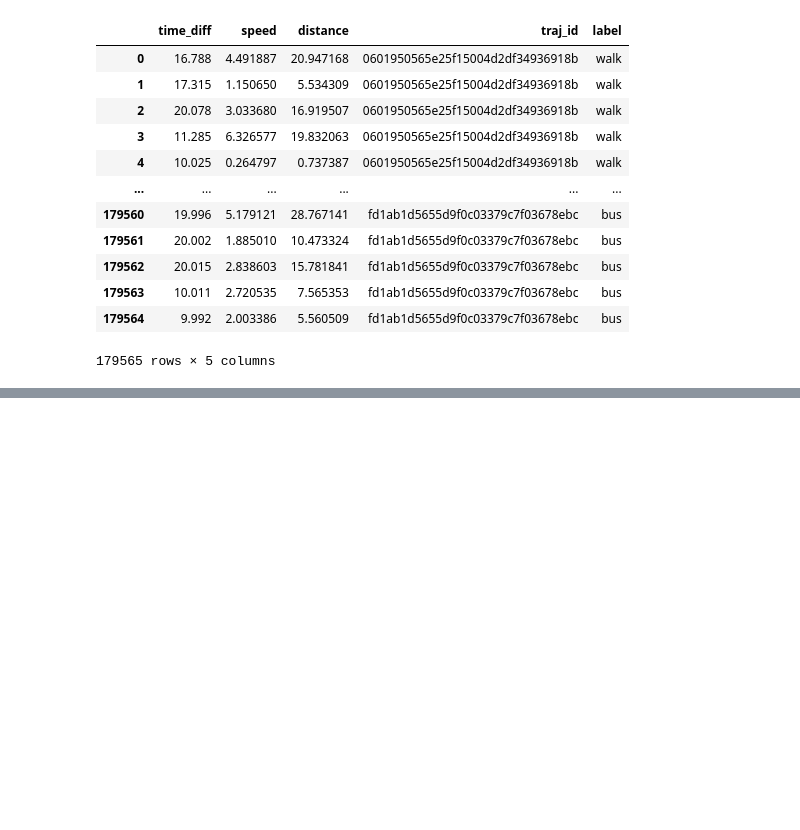
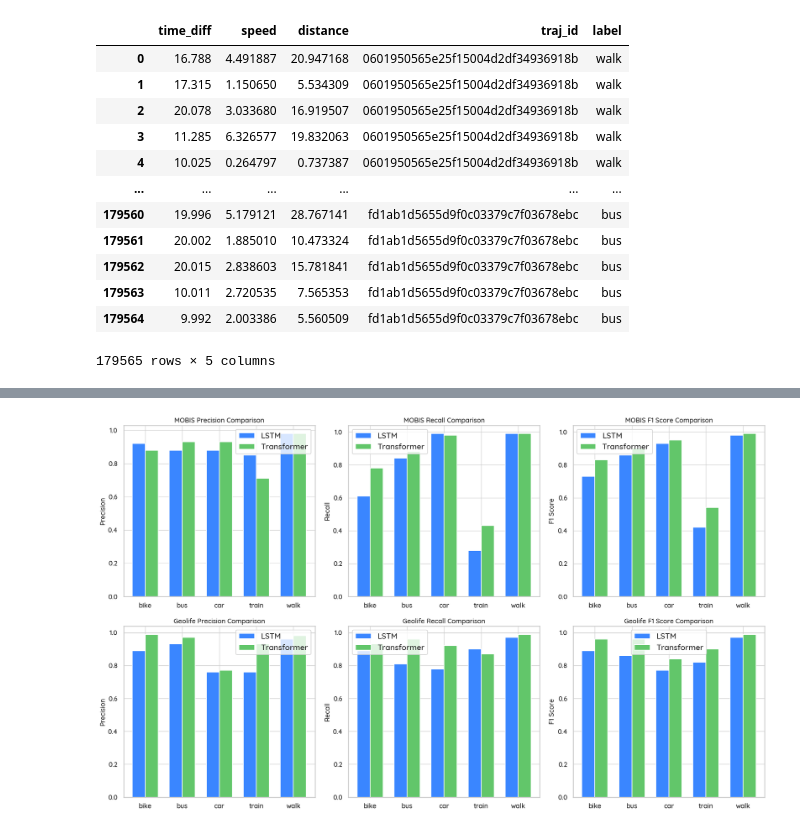
Before and after one commit to othmaneechc/SpeedTransformer, a Jupyter notebook: models/training_metrics/metrics.ipynb, the cells around one changed output, grey strips where cells are left out. Drawn from its saved outputs; the diff is of its cells as text; code cells hidden in the pictures; blank space fills up the shorter version.

```diff
--- a/models/training_metrics/metrics.ipynb
+++ b/models/training_metrics/metrics.ipynb
@@ -253,0 +333,92 @@ df
+# %%
+import matplotlib.pyplot as plt
+import numpy as np
+from sklearn.metrics import roc_curve, auc
+
+# Data extracted from the provided reports
+modes = ['bike', 'bus', 'car', 'train', 'walk']
+
+# Precision, Recall, F1 Scores for each model
+lstm_mobis_precision = [0.92, 0.88, 0.88, 0.85, 0.98]
+lstm_mobis_recall = [0.61, 0.84, 0.99, 0.28, 0.99]
+lstm_mobis_f1 = [0.73, 0.86, 0.93, 0.42, 0.98]
+
+transformer_mobis_precision = [0.88, 0.93, 0.93, 0.71, 0.98]
+transformer_mobis_recall = [0.78, 0.88, 0.98, 0.43, 0.99]
+transformer_mobis_f1 = [0.83, 0.90, 0.95, 0.54, 0.99]
+
+# Precision, Recall, F1 Scores for Geolife dataset
+lstm_geolife_precision = [0.89, 0.93, 0.76, 0.76, 0.96]
+lstm_geolife_recall = [0.89, 0.81, 0.78, 0.90, 0.97]
+lstm_geolife_f1 = [0.89, 0.86, 0.77, 0.82, 0.97]
+
+transformer_geolife_precision = [0.99, 0.97, 0.77, 0.93, 0.98]
+transformer_geolife_recall = [0.93, 0.96, 0.92, 0.87, 0.99]
+transformer_geolife_f1 = [0.96, 0.96, 0.84, 0.90, 0.99]
+
+# Create a 2x3 grid for both datasets
+fig, axes = plt.subplots(2, 3, figsize=(20, 12))
+bar_width = 0.35
+index = np.arange(len(modes))
+
+# MOBIS Precision, Recall, F1
+# Precision
+axes[0, 0].bar(index - bar_width / 2, lstm_mobis_precision, bar_width, label='LSTM', color='#3A86FF')
+axes[0, 0].bar(index + bar_width / 2, transformer_mobis_precision, bar_width, label='Transformer', color='#62C66A')
+axes[0, 0].set_title('MOBIS Precision Comparison')
+axes[0, 0].set_ylabel('Precision')
+axes[0, 0].set_xticks(index)
+axes[0, 0].set_xticklabels(modes)
+axes[0, 0].legend()
+
+# Recall
+axes[0, 1].bar(index - bar_width / 2, lstm_mobis_recall, bar_width, label='LSTM', color='#3A86FF')
+axes[0, 1].bar(index + bar_width / 2, transformer_mobis_recall, bar_width, label='Transformer', color='#62C66A')
+axes[0, 1].set_title('MOBIS Recall Comparison')
+axes[0, 1].set_ylabel('Recall')
+axes[0, 1].set_xticks(index)
+axes[0, 1].set_xticklabels(modes)
+axes[0, 1].legend()
+
+# F1 Score
+axes[0, 2].bar(index - bar_width / 2, lstm_mobis_f1, bar_width, label='LSTM', color='#3A86FF')
+axes[0, 2].bar(index + bar_width / 2, transformer_mobis_f1, bar_width, label='Transformer', color='#62C66A')
+axes[0, 2].set_title('MOBIS F1 Score Comparison')
+axes[0, 2].set_ylabel('F1 Score')
+axes[0, 2].set_xticks(index)
+axes[0, 2].set_xticklabels(modes)
+axes[0, 2].legend()
+
+# Geolife Precision, Recall, F1
+# Precision
+axes[1, 0].bar(index - bar_width / 2, lstm_geolife_precision, bar_width, label='LSTM', color='#3A86FF')
+axes[1, 0].bar(index + bar_width / 2, transformer_geolife_precision, bar_width, label='Transformer', color='#62C66A')
+axes[1, 0].set_title('Geolife Precision Comparison')
+axes[1, 0].set_ylabel('Precision')
+axes[1, 0].set_xticks(index)
+axes[1, 0].set_xticklabels(modes)
+axes[1, 0].legend()
+
+# Recall
+axes[1, 1].bar(index - bar_width / 2, lstm_geolife_recall, bar_width, label='LSTM', color='#3A86FF')
+axes[1, 1].bar(index + bar_width / 2, transformer_geolife_recall, bar_width, label='Transformer', color='#62C66A')
+axes[1, 1].set_title('Geolife Recall Comparison')
+axes[1, 1].set_ylabel('Recall')
+axes[1, 1].set_xticks(index)
+axes[1, 1].set_xticklabels(modes)
+axes[1, 1].legend()
+
+# F1 Score
+axes[1, 2].bar(index - bar_width / 2, lstm_geolife_f1, bar_width, label='LSTM', color='#3A86FF')
+axes[1, 2].bar(index + bar_width / 2, transformer_geolife_f1, bar_width, label='Transformer', color='#62C66A')
+axes[1, 2].set_title('Geolife F1 Score Comparison')
+axes[1, 2].set_ylabel('F1 Score')
+axes[1, 2].set_xticks(index)
+axes[1, 2].set_xticklabels(modes)
+axes[1, 2].legend()
+
+# Adjust layout for better readability
+plt.tight_layout()
+plt.show()
+# %% [output]
+[figure, added]
```
Also changed, not shown: parts of 13 cells of this notebook, 7 other files.
